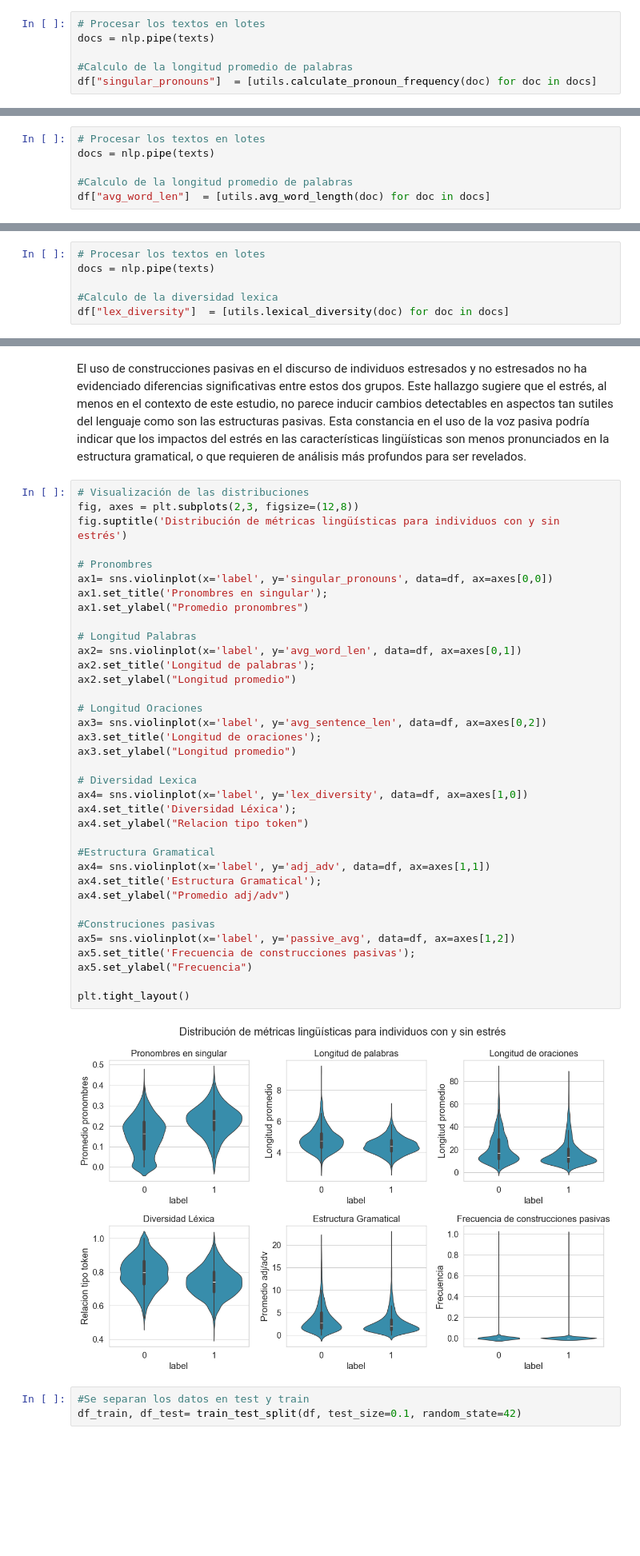
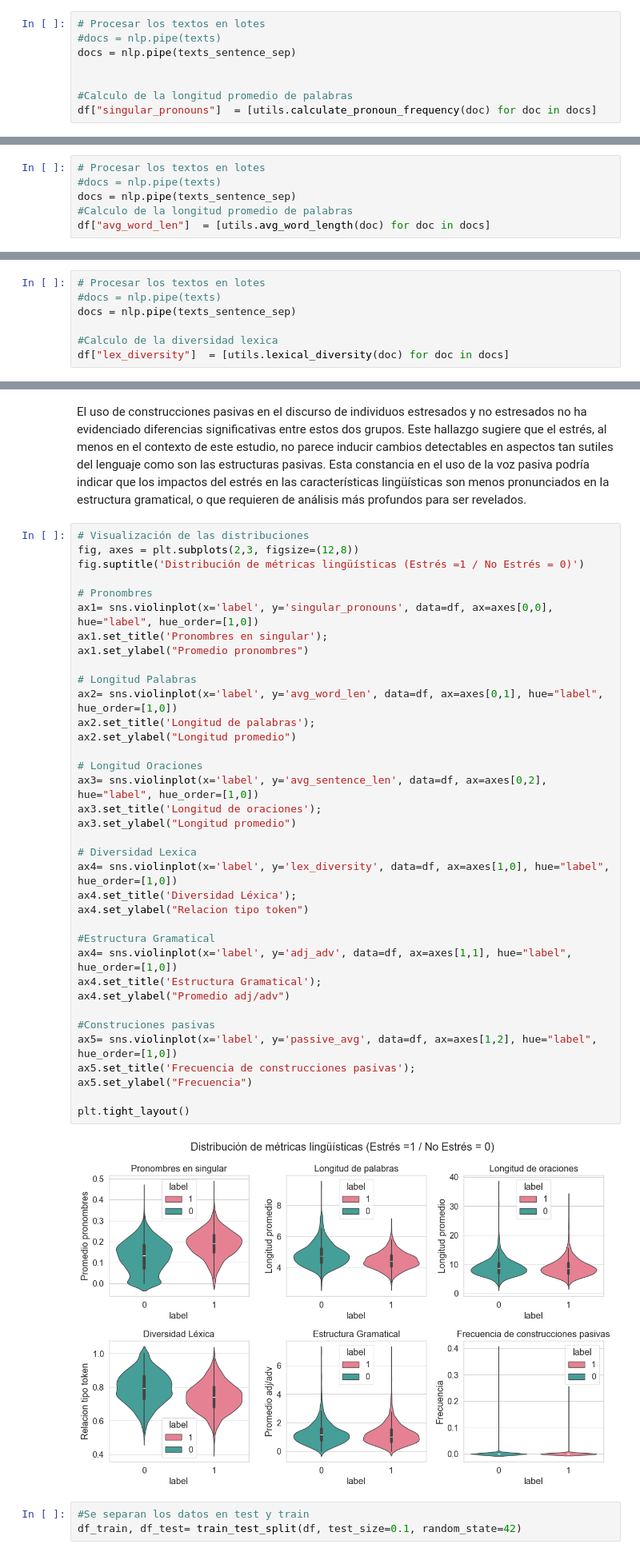
Before and after one commit to fjmoyao/depression_detection, a Jupyter notebook: src/2_EDA hipotesis testing.ipynb, the cells around one changed output, grey strips where cells are left out. Shown at 80% size. Cells and saved outputs as stored; diff of their text form; blank space fills up the shorter version.

```diff
--- a/src/2_EDA hipotesis testing.ipynb
+++ b/src/2_EDA hipotesis testing.ipynb
@@ -71,7 +71,9 @@ sns.despine(trim=True, left=True);
 #### **Frecuencia de pronombres en singular**
 # %%
 # Procesar los textos en lotes
-docs = nlp.pipe(texts)
+#docs = nlp.pipe(texts)
+docs = nlp.pipe(texts_sentence_sep)
+
 
 #Calculo de la longitud promedio de palabras
 df["singular_pronouns"]  = [utils.calculate_pronoun_frequency(doc) for doc in docs]
@@ -103,8 +105,8 @@ Palabras: U=2263991.000, p=0.000
 #### **Longitud de oraciones y de palabras**
 # %%
 # Procesar los textos en lotes
-docs = nlp.pipe(texts)
-
+#docs = nlp.pipe(texts)
+docs = nlp.pipe(texts_sentence_sep)
 #Calculo de la longitud promedio de palabras
 df["avg_word_len"]  = [utils.avg_word_length(doc) for doc in docs]
 # %%
@@ -193,7 +195,8 @@ Estos hallazgos sugieren que, aunque la estructura de las oraciones no varía si
 #### **Diversidad Léxica**
 # %%
 # Procesar los textos en lotes
-docs = nlp.pipe(texts)
+#docs = nlp.pipe(texts)
+docs = nlp.pipe(texts_sentence_sep)
 
 #Calculo de la diversidad lexica
 df["lex_diversity"]  = [utils.lexical_diversity(doc) for doc in docs]
@@ -316,41 +319,41 @@ El uso de construcciones pasivas en el discurso de individuos estresados y no es
 # %%
 # Visualización de las distribuciones
 fig, axes = plt.subplots(2,3, figsize=(12,8))
-fig.suptitle('Distribución de métricas lingüísticas para individuos con y sin estrés')
+fig.suptitle('Distribución de métricas lingüísticas (Estrés =1 / No Estrés = 0)')
 
 # Pronombres
-ax1= sns.violinplot(x='label', y='singular_pronouns', data=df, ax=axes[0,0])
+ax1= sns.violinplot(x='label', y='singular_pronouns', data=df, ax=axes[0,0], hue="label", hue_order=[1,0])
 ax1.set_title('Pronombres en singular');
 ax1.set_ylabel("Promedio pronombres")
 
 # Longitud Palabras
-ax2= sns.violinplot(x='label', y='avg_word_len', data=df, ax=axes[0,1])
+ax2= sns.violinplot(x='label', y='avg_word_len', data=df, ax=axes[0,1], hue="label", hue_order=[1,0])
 ax2.set_title('Longitud de palabras');
 ax2.set_ylabel("Longitud promedio")
 
 # Longitud Oraciones
-ax3= sns.violinplot(x='label', y='avg_sentence_len', data=df, ax=axes[0,2])
+ax3= sns.violinplot(x='label', y='avg_sentence_len', data=df, ax=axes[0,2], hue="label", hue_order=[1,0])
 ax3.set_title('Longitud de oraciones');
 ax3.set_ylabel("Longitud promedio")
 
 # Diversidad Lexica
-ax4= sns.violinplot(x='label', y='lex_diversity', data=df, ax=axes[1,0])
+ax4= sns.violinplot(x='label', y='lex_diversity', data=df, ax=axes[1,0], hue="label", hue_order=[1,0])
 ax4.set_title('Diversidad Léxica');
 ax4.set_ylabel("Relacion tipo token")
 
 #Estructura Gramatical
-ax4= sns.violinplot(x='label', y='adj_adv', data=df, ax=axes[1,1])
+ax4= sns.violinplot(x='label', y='adj_adv', data=df, ax=axes[1,1], hue="label", hue_order=[1,0])
 ax4.set_title('Estructura Gramatical');
 ax4.set_ylabel("Promedio adj/adv")
 
 #Construciones pasivas
-ax5= sns.violinplot(x='label', y='passive_avg', data=df, ax=axes[1,2])
+ax5= sns.violinplot(x='label', y='passive_avg', data=df, ax=axes[1,2], hue="label", hue_order=[1,0])
 ax5.set_title('Frecuencia de construcciones pasivas');
 ax5.set_ylabel("Frecuencia")
 
 plt.tight_layout()
 # %% [output]
-[figure, old version]
+[figure, new version]
 # %%
 #Se separan los datos en test y train
 df_train, df_test= train_test_split(df, test_size=0.1, random_state=42)
```
Also changed, not shown: parts of 20 cells of this notebook, 1 other file.
